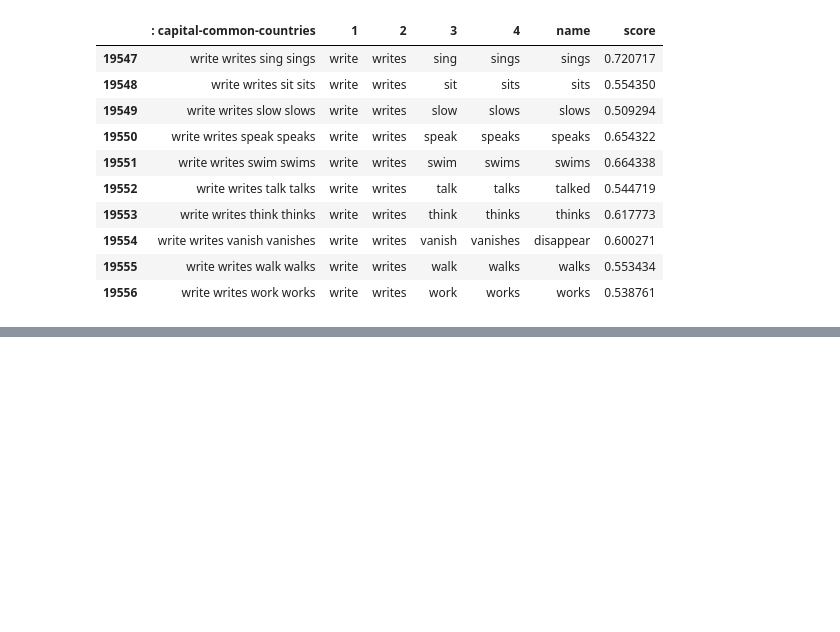
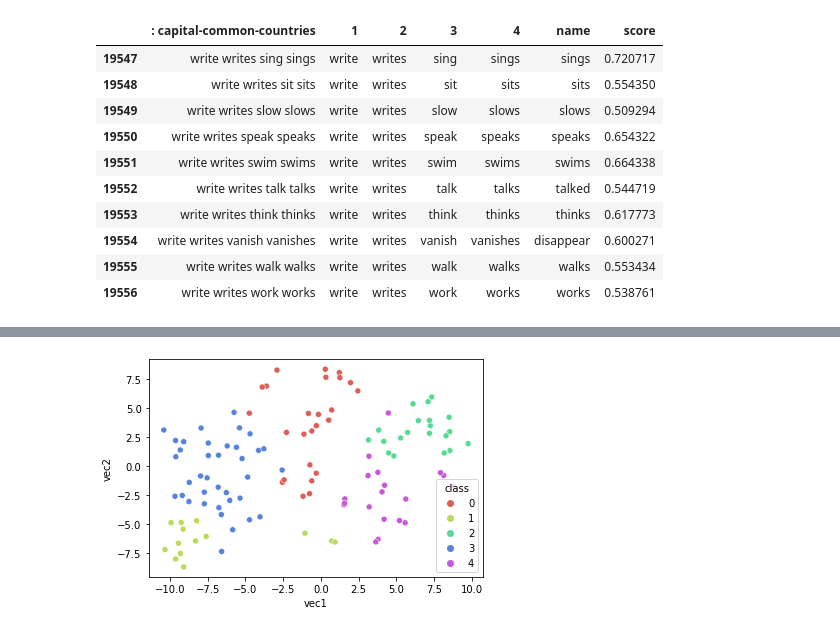
Before and after one commit to m0chi1216/hlab2023-nlp100, a Jupyter notebook: 7/chap7.ipynb, the cells around one changed output, grey strips where cells are left out. Drawn from its saved outputs; the diff is of its cells as text; code cells hidden in the pictures; blank space fills up the shorter version.

```diff
--- a/7/chap7.ipynb
+++ b/7/chap7.ipynb
@@ -152,0 +298,6 @@ df[-10:]
+# %%
+tsne = TSNE(n_components=2, random_state = 42)
+emb = tsne.fit_transform(pd.DataFrame(country_vec))
+# %%
+df = pd.DataFrame(emb, columns=['vec1', 'vec2'])
+print(df)
@@ -152,0 +319,3 @@ df[-10:]
+# %%
+df_2 = pd.DataFrame(pred,columns=['class'])
+print(df_2)
@@ -152,0 +337,3 @@ df[-10:]
+# %%
+df_3 = pd.concat([df,df_2],axis=1)
+print(df_3)
@@ -152,0 +355,8 @@ df[-10:]
+# %%
+import seaborn as sns
+sns.scatterplot(data=df_3, x='vec1', y='vec2', hue='class',
+                palette=sns.color_palette('hls', 5))
+plt.savefig('tsne.png')
+plt.show()
+# %% [output]
+[figure, added]
```
Also changed, not shown: parts of 23 cells of this notebook, 2 other files.
